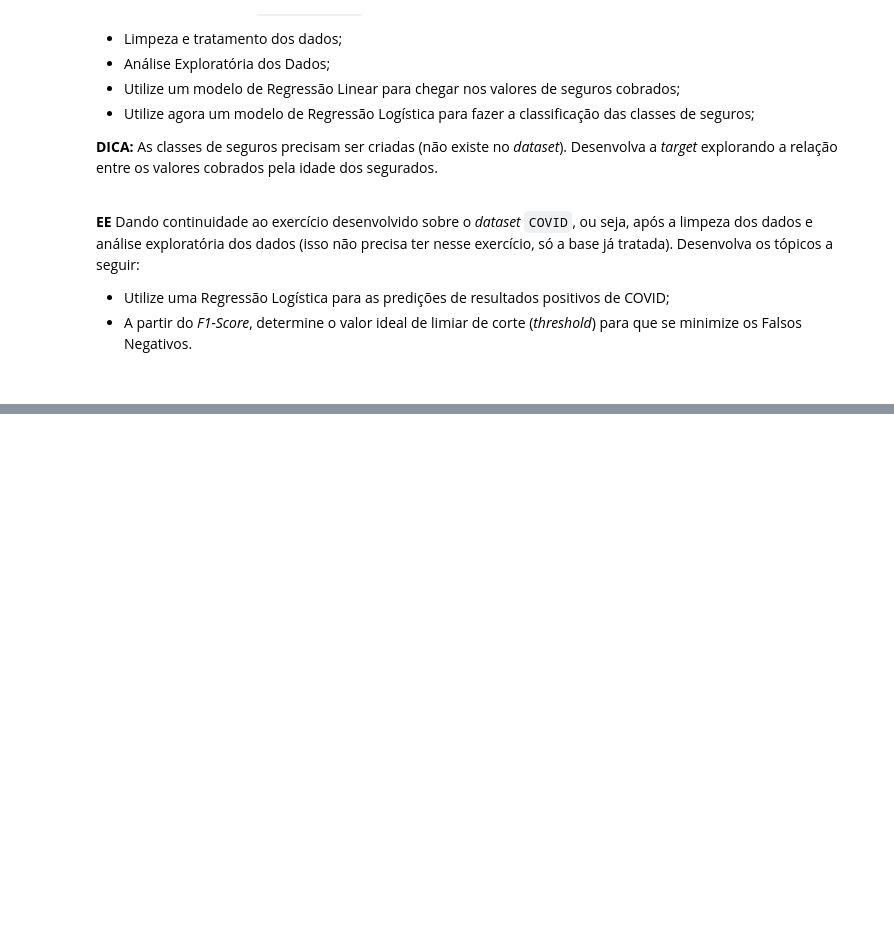
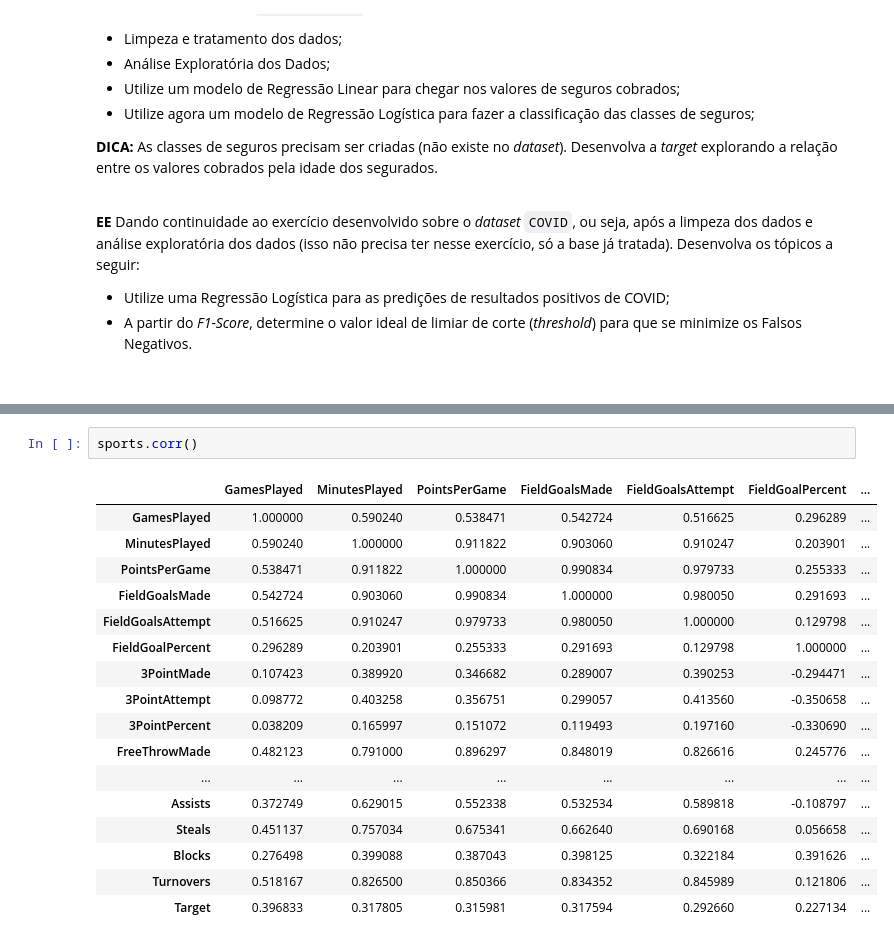
Before and after one commit to Moc967/letscode-desenvolvedados-estatistica, a Jupyter notebook: Estatistica II/src/L1 - Exercícios.ipynb, the cells around one changed output, grey strips where cells are left out. Cells and saved outputs as stored; diff of their text form; blank space fills up the shorter version.

```diff
--- a/Estatistica II/src/L1 - Exercícios.ipynb
+++ b/Estatistica II/src/L1 - Exercícios.ipynb
@@ -82,0 +132,20 @@ array([0.92208702, 0.43608301, 0.8726514 , 0.92061065, 0.00624604,
+# %%
+sports.corr()
+# %% [output]
+|  | GamesPlayed | MinutesPlayed | PointsPerGame | FieldGoalsMade | FieldGoalsAttempt | FieldGoalPercent | ... |
+| GamesPlayed | 1.000000 | 0.590240 | 0.538471 | 0.542724 | 0.516625 | 0.296289 | ... |
+| MinutesPlayed | 0.590240 | 1.000000 | 0.911822 | 0.903060 | 0.910247 | 0.203901 | ... |
+| PointsPerGame | 0.538471 | 0.911822 | 1.000000 | 0.990834 | 0.979733 | 0.255333 | ... |
+| FieldGoalsMade | 0.542724 | 0.903060 | 0.990834 | 1.000000 | 0.980050 | 0.291693 | ... |
+| FieldGoalsAttempt | 0.516625 | 0.910247 | 0.979733 | 0.980050 | 1.000000 | 0.129798 | ... |
+| FieldGoalPercent | 0.296289 | 0.203901 | 0.255333 | 0.291693 | 0.129798 | 1.000000 | ... |
+| 3PointMade | 0.107423 | 0.389920 | 0.346682 | 0.289007 | 0.390253 | -0.294471 | ... |
+| 3PointAttempt | 0.098772 | 0.403258 | 0.356751 | 0.299057 | 0.413560 | -0.350658 | ... |
+| 3PointPercent | 0.038209 | 0.165997 | 0.151072 | 0.119493 | 0.197160 | -0.330690 | ... |
+| FreeThrowMade | 0.482123 | 0.791000 | 0.896297 | 0.848019 | 0.826616 | 0.245776 | ... |
+| ... | ... | ... | ... | ... | ... | ... | ... |
+| Assists | 0.372749 | 0.629015 | 0.552338 | 0.532534 | 0.589818 | -0.108797 | ... |
+| Steals | 0.451137 | 0.757034 | 0.675341 | 0.662640 | 0.690168 | 0.056658 | ... |
+| Blocks | 0.276498 | 0.399088 | 0.387043 | 0.398125 | 0.322184 | 0.391626 | ... |
+| Turnovers | 0.518167 | 0.826500 | 0.850366 | 0.834352 | 0.845989 | 0.121806 | ... |
+| Target | 0.396833 | 0.317805 | 0.315981 | 0.317594 | 0.292660 | 0.227134 | ... |
```
Also changed, not shown: parts of 13 cells of this notebook.
